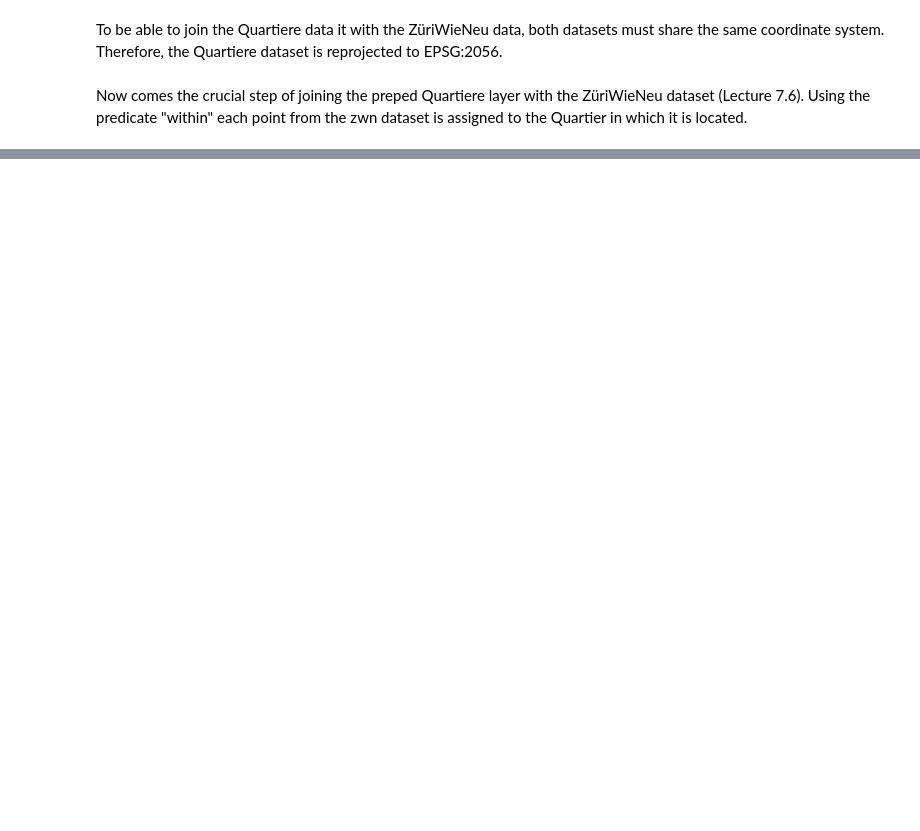
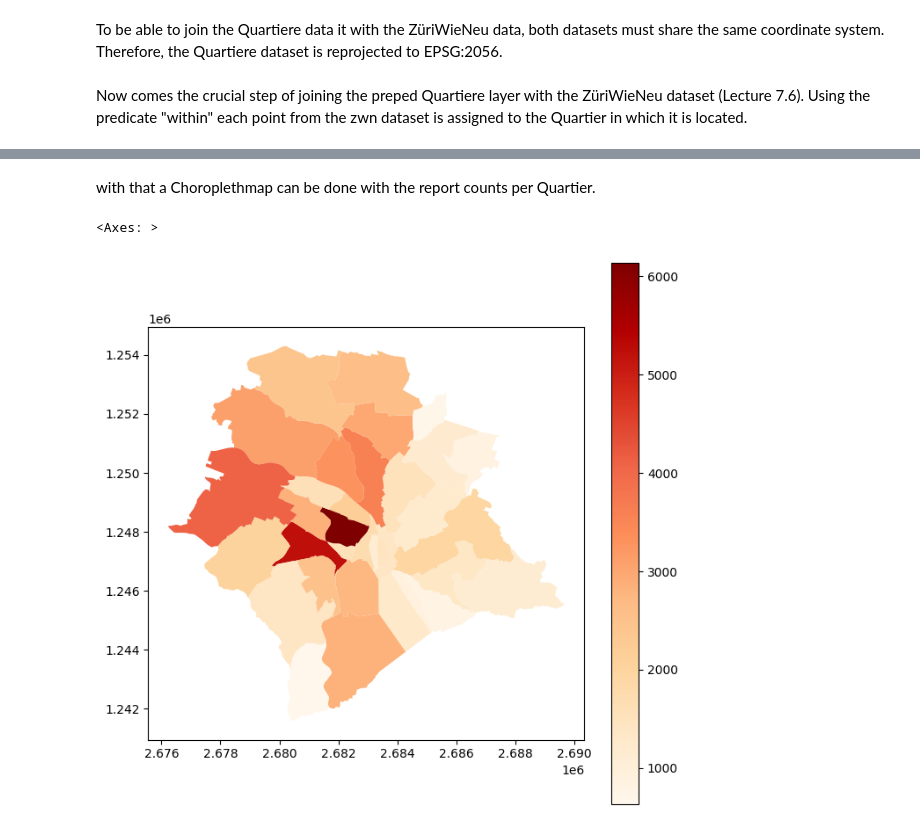
Before and after one commit to denikessi1/Project-SDS210, a Jupyter notebook: notebooks/read_data.ipynb, the cells around one changed output, grey strips where cells are left out. Saved outputs shown, nothing was run; the diff lists cells and outputs as text; code cells hidden in the pictures; blank space fills up the shorter version.

```diff
--- a/notebooks/read_data.ipynb
+++ b/notebooks/read_data.ipynb
@@ -46,0 +98,7 @@ zwn_quertiere_joined = gpd.sjoin(zwn_gdf, quartiere, predicate="within")
+# %% [markdown]
+with that a Choroplethmap can be done with the report counts per Quartier.
+# %%
+quartiere_reports.plot(column="report_count", cmap="OrRd", figsize =(8,8), legend=True)
+# %% [output]
+<Axes: >
+[figure, added]
```
Also changed, not shown: parts of 17 cells of this notebook, 1 other file.
